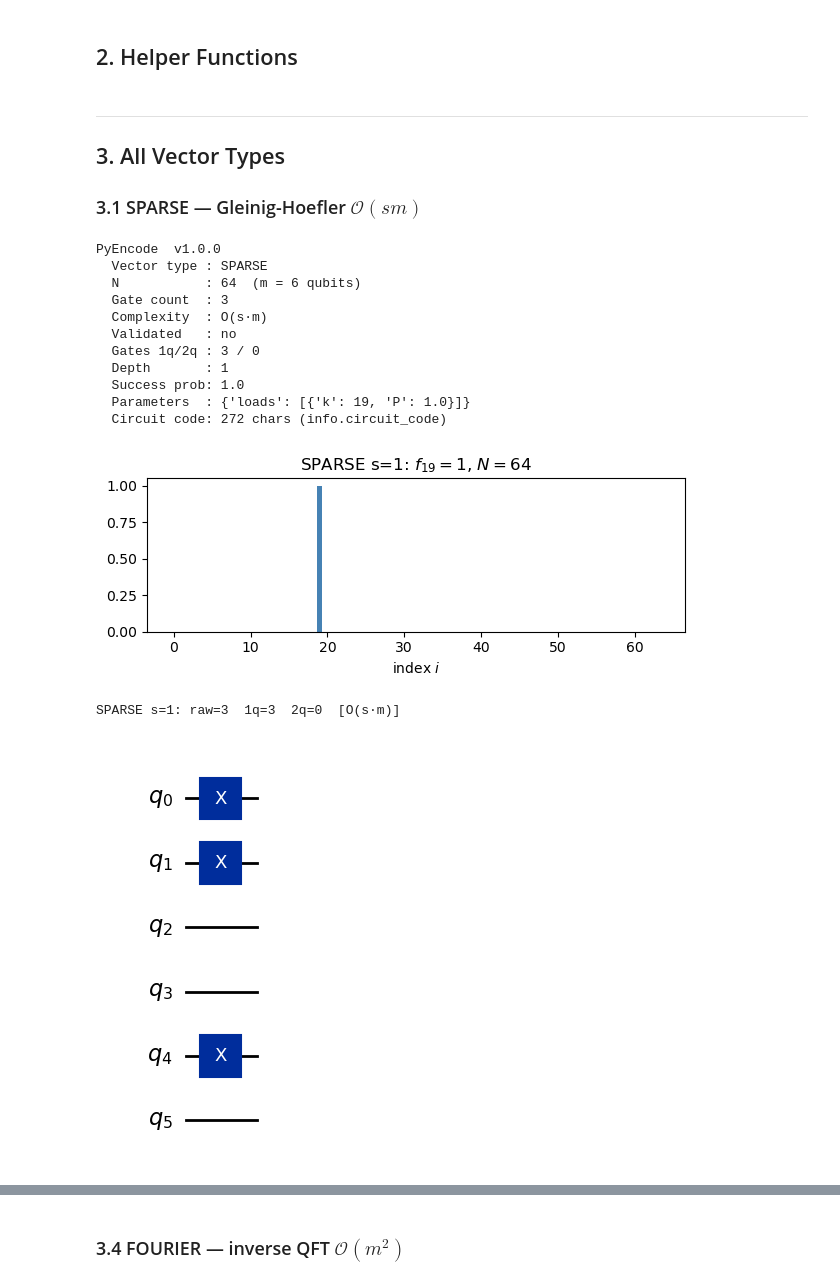
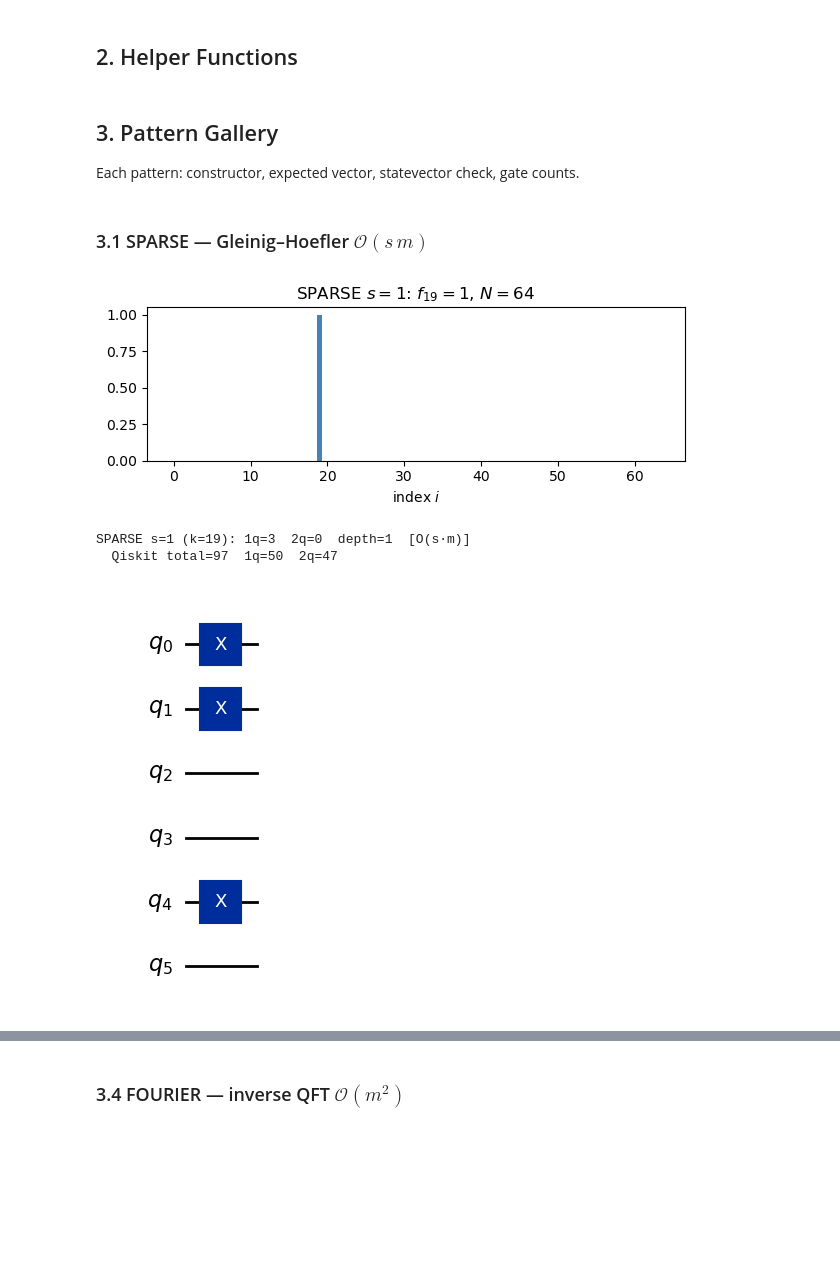
Before and after one commit to UW-ERSL/PyEncode, a Jupyter notebook: notebooks/paperExperiments.ipynb, the cells around one changed output, grey strips where cells are left out. Drawn from its saved outputs; the diff is of its cells as text; code cells hidden in the pictures; blank space fills up the shorter version.

```diff
--- a/notebooks/paperExperiments.ipynb
+++ b/notebooks/paperExperiments.ipynb
@@ -74,29 +76,24 @@ def qiskit_gate_count(f):
+# %% [markdown]
+## 3. Pattern Gallery
+
+Each pattern: constructor, expected vector, statevector check, gate counts.
 # %% [markdown]
----
-## 3. All Vector Types
-### 3.1 SPARSE — Gleinig-Hoefler $\mathcal{O}(sm)$
+### 3.1 SPARSE — Gleinig–Hoefler $\mathcal{O}(s\,m)$
 # %%
-# s=1: motivating example from paper (index 19, N=64)
+# s=1: motivating example — e_19 at N=64
 circuit, info = encode(SPARSE([(19, 1.0)]), N=N)
-print(info)
+f = np.zeros(N); f[19] = 1.0
+plot_vector(f, r"SPARSE $s=1$: $f_{19}=1$, $N=64$")
+report(circuit, info, "SPARSE s=1 (k=19)")
 
-f = np.zeros(N); f[19] = 1.0
-plot_vector(f, r"SPARSE s=1: $f_{19}=1$, $N=64$")
-verify_circuit(circuit, info, "SPARSE s=1")
+# Compare with Qiskit StatePreparation on the same vector
+tot, q1, q2 = qiskit_counts(f)
+print(f"  Qiskit total={tot}  1q={q1}  2q={q2}")
+
 circuit.draw("mpl")
 # %% [output]
+[figure, new version]
-PyEncode  v1.0.0
-  Vector type : SPARSE
-  N           : 64  (m = 6 qubits)
-  Gate count  : 3
-  Complexity  : O(s·m)
-  Validated   : no
-  Gates 1q/2q : 3 / 0
-  Depth       : 1
-  Success prob: 1.0
-  Parameters  : {'loads': [{'k': 19, 'P': 1.0}]}
-  Circuit code: 272 chars (info.circuit_code)
+SPARSE s=1 (k=19): 1q=3  2q=0  depth=1  [O(s·m)]
+  Qiskit total=97  1q=50  2q=47
-[figure, old version]
-SPARSE s=1: raw=3  1q=3  2q=0  [O(s·m)]
 [figure]
 # %%
```
Also changed, not shown: parts of 72 cells of this notebook.
